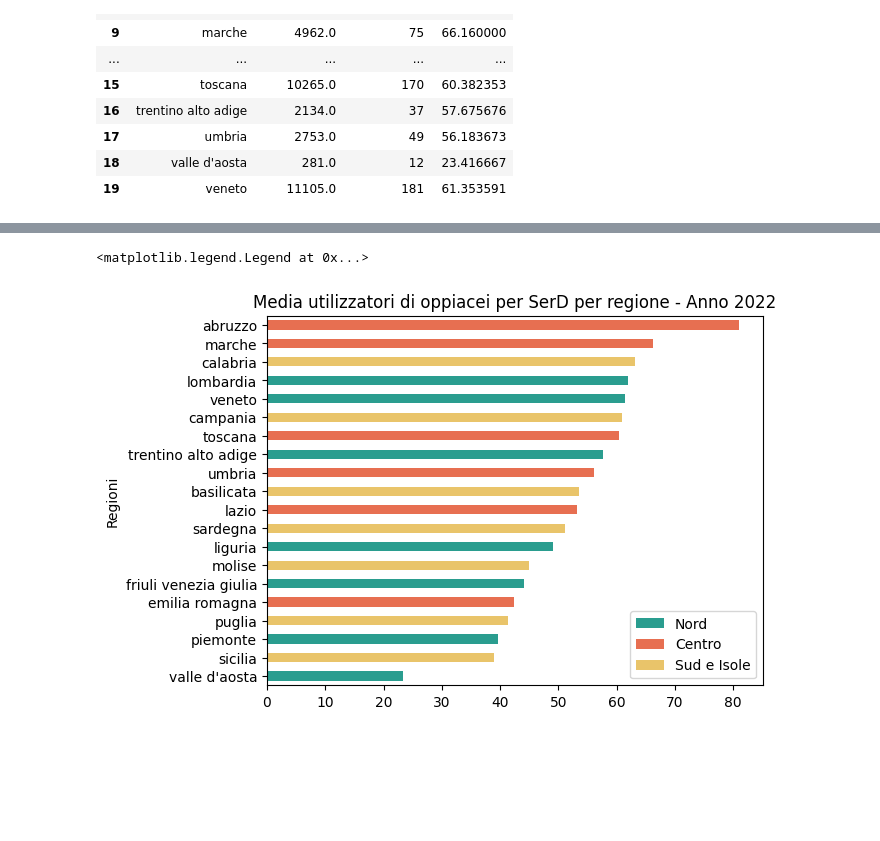
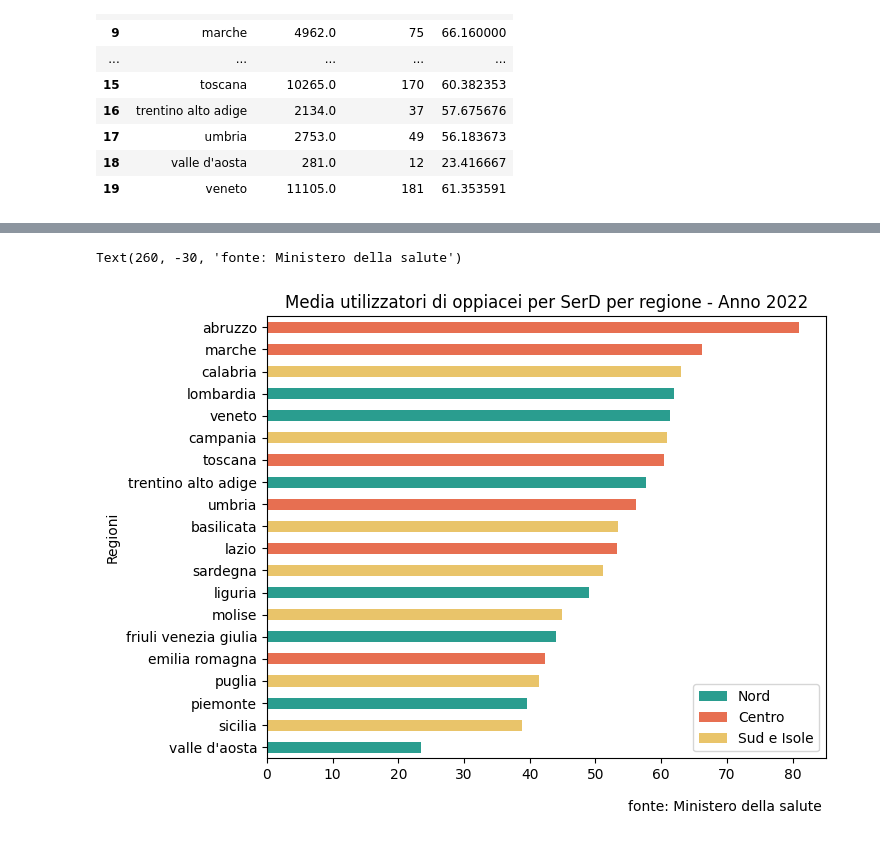
Before and after one commit to armandoschianodicola/italy-stats, a Jupyter notebook: 001/001_main.ipynb, the cells around one changed output, grey strips where cells are left out. Cells and saved outputs as stored; diff of their text form; code cells hidden in the pictures; blank space fills up the shorter version.

```diff
--- a/001/001_main.ipynb
+++ b/001/001_main.ipynb
@@ -4,6 +4,9 @@ import geopandas as gpd
 import numpy as np
 import matplotlib.pyplot as plt
 from matplotlib.patches import Patch
+# %%
+plt.rcParams["figure.figsize"] = [7.50, 5.50]
+plt.rcParams["figure.autolayout"] = True
 # %% [markdown]
 # Utenti in carico secondo la sostanza d'abuso primaria - Anno 2022
 
@@ -279,3 +290,3 @@ plot_oppiacei.set_axis_off()
 # %%
-gdf_oppiacei_agg_std = gdf_oppiacei[["reg_name", 'utenti_std', 'zone']].groupby("reg_name").sum()
+gdf_oppiacei_agg_avg = gdf_oppiacei[["reg_name", 'utenti_std', 'zone']].groupby("reg_name").sum()
 # %%
@@ -299,18 +310,19 @@ marche                        Centro
 abruzzo                       Centro
 Name: zone, dtype: object
 # %%
-gdf_oppiacei_agg_std.sort_values(by=['utenti_std']).plot.barh(
+gdf_oppiacei_agg_avg_barplot = gdf_oppiacei_agg_avg.sort_values(by=['utenti_std']).plot.barh(
     y="utenti_std",
     ylabel='Regioni',
     title="Media utilizzatori di oppiacei per SerD per regione - Anno 2022",
-    color=gdf_oppiacei_agg_std.sort_values(by=['utenti_std'])['zone'].replace(region_colours)
+    color=gdf_oppiacei_agg_avg.sort_values(by=['utenti_std'])['zone'].replace(region_colours)
 ).legend(
     [
         Patch(facecolor=region_colours['Nord']),
         Patch(facecolor=region_colours['Centro']),
         Patch(facecolor=region_colours['Sud e Isole']),
     ], ["Nord", "Centro", 'Sud e Isole']
 )
+plt.annotate('fonte: Ministero della salute', (0,0), (260, -30), xycoords='axes fraction', textcoords='offset points', va='top')
 # %% [output]
-<matplotlib.legend.Legend at 0x...>
+Text(260, -30, 'fonte: Ministero della salute')
-[figure, old version]
+[figure, new version]
```
Also changed, not shown: parts of 8 cells of this notebook, 6 other files.
